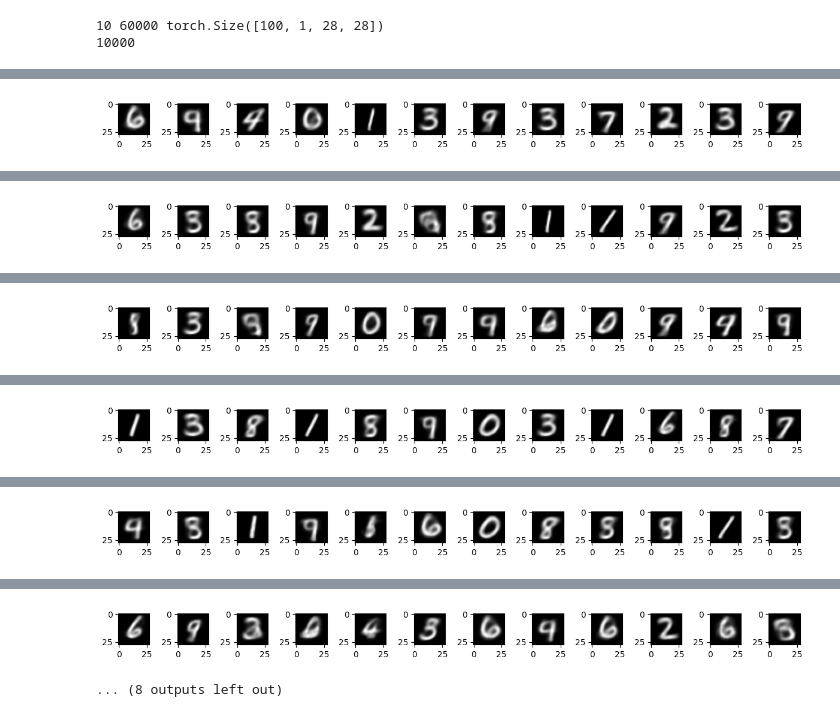
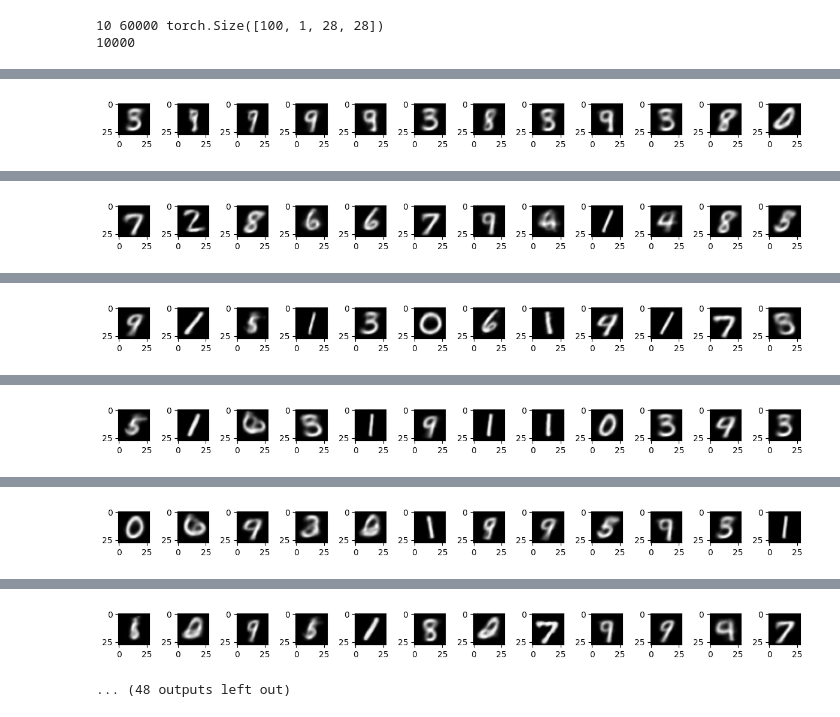
Before and after one commit to cnhzgb/MachineL, a Jupyter notebook: VAE_Linear_MNIST.ipynb, the cells around one changed output, grey strips where cells are left out. Cells and saved outputs as stored; diff of their text form; code cells hidden in the pictures.

```diff
--- a/VAE_Linear_MNIST.ipynb
+++ b/VAE_Linear_MNIST.ipynb
@@ -78,7 +78,7 @@ if os.path.exists(check_point_path):
   epoch_cnt = checkpoint['epoch_cnt']
   total_loss = checkpoint['total_loss']
 # %%
-for oneRound in range(1,100):
+for oneRound in range(1,300):
   epoch_loss = []
   startTime = time.time()
   for batch_idx, (img, label) in enumerate(loader):
@@ -112 +112 @@ epoch:119 loss:148.32 time:5.2
-[figure, old version]
+[figure, new version]
@@ -114 +114 @@ epoch:129 loss:147.83 time:5.1
-[figure, old version]
+[figure, new version]
@@ -116 +116 @@ epoch:139 loss:147.36 time:4.8
-[figure, old version]
+[figure, new version]
@@ -118 +118 @@ epoch:149 loss:146.93 time:5.1
-[figure, old version]
+[figure, new version]
@@ -120 +120 @@ epoch:159 loss:146.52 time:4.9
-[figure, old version]
+[figure, new version]
@@ -122,5 +122,5 @@ epoch:169 loss:146.15 time:5.1
-[figure, old version]
+[figure, new version]
-... (8 outputs left out)
+... (48 outputs left out)
 # %%
 checkpoint = {
     'model_state': model.state_dict(),
```
Also changed, not shown: parts of 3 cells of this notebook.
